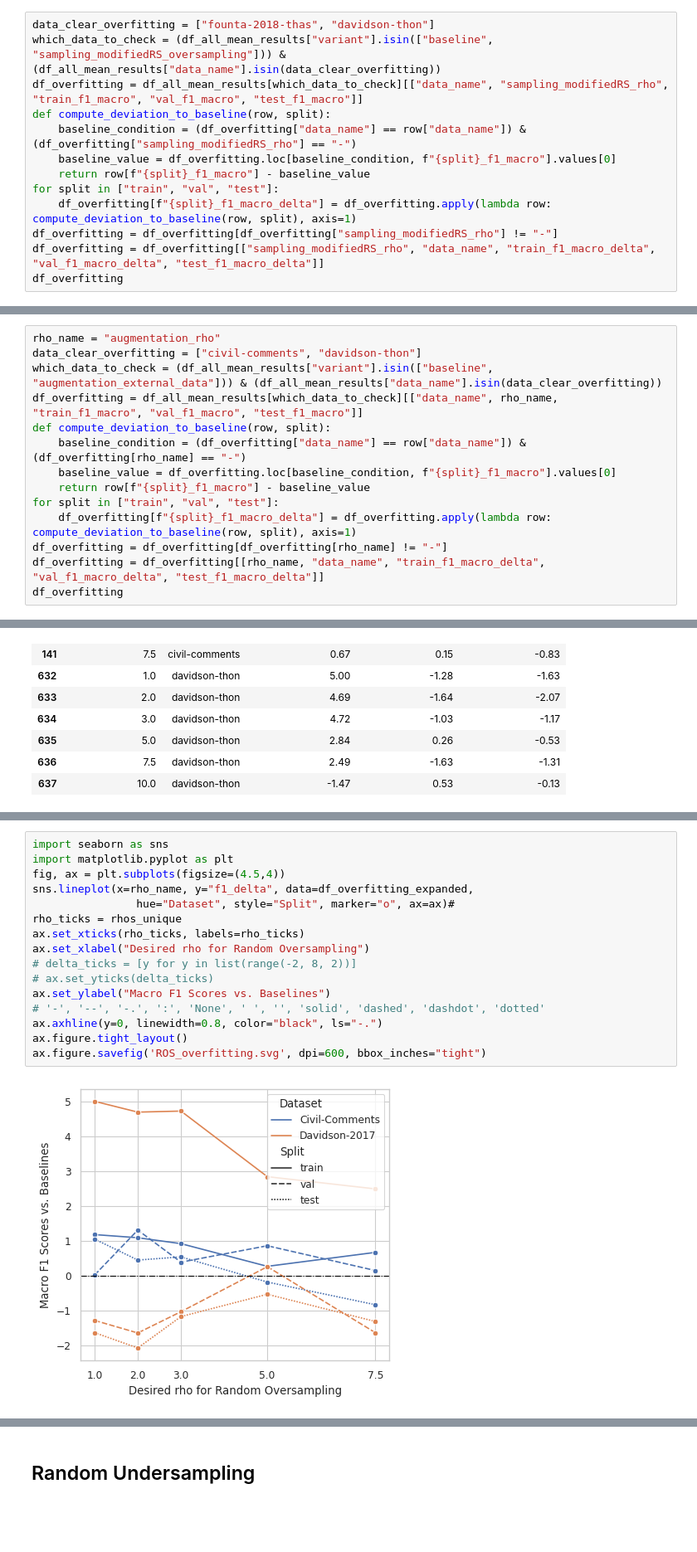
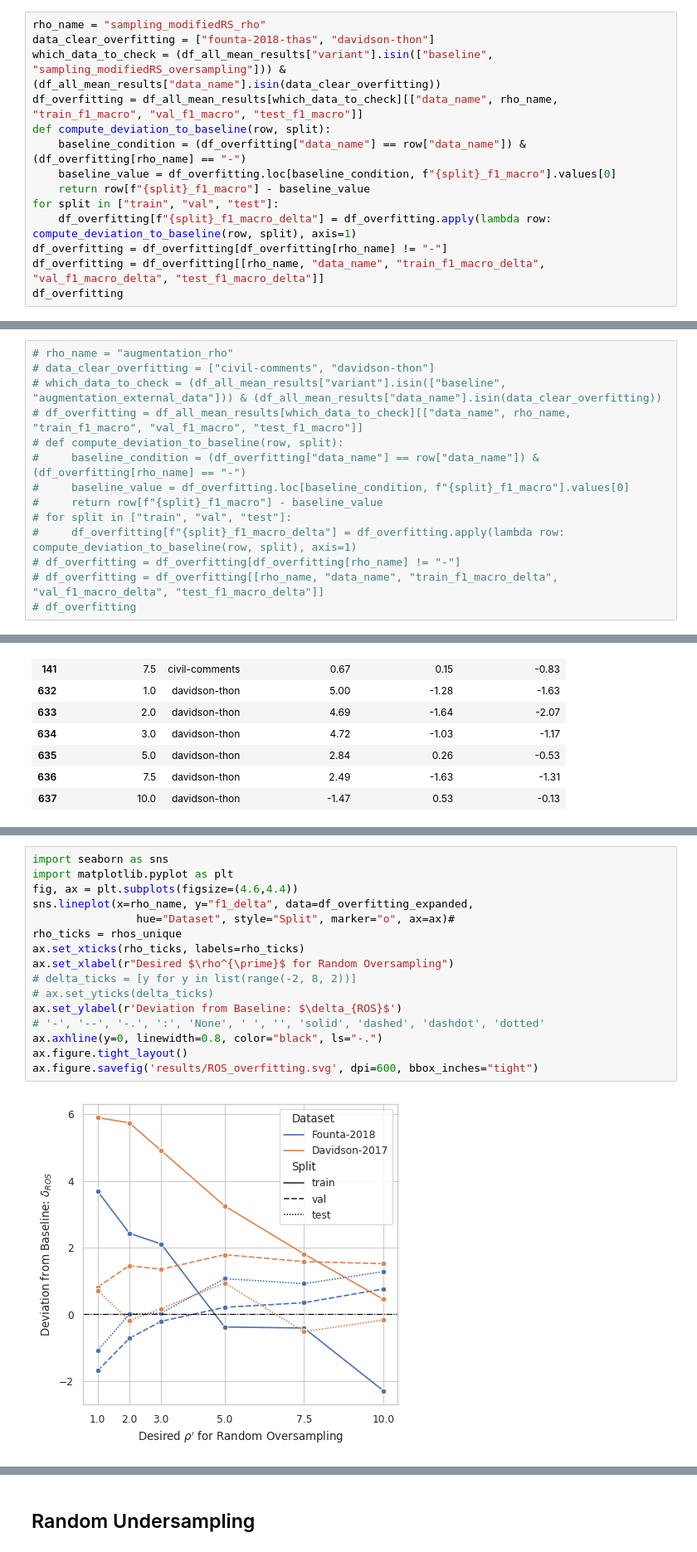
Before and after one commit to zhangyaqi20/imbalanced_text_classification, a Jupyter notebook: extract_mlflow_results.ipynb, the cells around one changed output, grey strips where cells are left out. Shown at 83% size. Cells and saved outputs as stored; diff of their text form; blank space fills up the shorter version.

Commit message:
More results; More plots; Extra experiments with CC

```diff
--- a/extract_mlflow_results.ipynb
+++ b/extract_mlflow_results.ipynb
@@ -275,15 +288,16 @@ sns.color_palette()
 # %%
+rho_name = "sampling_modifiedRS_rho"
 data_clear_overfitting = ["founta-2018-thas", "davidson-thon"]
 which_data_to_check = (df_all_mean_results["variant"].isin(["baseline", "sampling_modifiedRS_oversampling"])) & (df_all_mean_results["data_name"].isin(data_clear_overfitting))
-df_overfitting = df_all_mean_results[which_data_to_check][["data_name", "sampling_modifiedRS_rho", "train_f1_macro", "val_f1_macro", "test_f1_macro"]]
+df_overfitting = df_all_mean_results[which_data_to_check][["data_name", rho_name, "train_f1_macro", "val_f1_macro", "test_f1_macro"]]
 def compute_deviation_to_baseline(row, split):
-    baseline_condition = (df_overfitting["data_name"] == row["data_name"]) & (df_overfitting["sampling_modifiedRS_rho"] == "-")
+    baseline_condition = (df_overfitting["data_name"] == row["data_name"]) & (df_overfitting[rho_name] == "-")
     baseline_value = df_overfitting.loc[baseline_condition, f"{split}_f1_macro"].values[0]
     return row[f"{split}_f1_macro"] - baseline_value
 for split in ["train", "val", "test"]:
     df_overfitting[f"{split}_f1_macro_delta"] = df_overfitting.apply(lambda row: compute_deviation_to_baseline(row, split), axis=1)
-df_overfitting = df_overfitting[df_overfitting["sampling_modifiedRS_rho"] != "-"]
-df_overfitting = df_overfitting[["sampling_modifiedRS_rho", "data_name", "train_f1_macro_delta", "val_f1_macro_delta", "test_f1_macro_delta"]]
+df_overfitting = df_overfitting[df_overfitting[rho_name] != "-"]
+df_overfitting = df_overfitting[[rho_name, "data_name", "train_f1_macro_delta", "val_f1_macro_delta", "test_f1_macro_delta"]]
 df_overfitting
 # %% [output]
 |  | sampling_modifiedRS_rho | data_name | train_f1_macro_delta | val_f1_macro_delta | test_f1_macro_delta |
@@ -303,17 +317,17 @@ df_overfitting
 # %%
-rho_name = "augmentation_rho"
-data_clear_overfitting = ["civil-comments", "davidson-thon"]
-which_data_to_check = (df_all_mean_results["variant"].isin(["baseline", "augmentation_external_data"])) & (df_all_mean_results["data_name"].isin(data_clear_overfitting))
-df_overfitting = df_all_mean_results[which_data_to_check][["data_name", rho_name, "train_f1_macro", "val_f1_macro", "test_f1_macro"]]
-def compute_deviation_to_baseline(row, split):
-    baseline_condition = (df_overfitting["data_name"] == row["data_name"]) & (df_overfitting[rho_name] == "-")
-    baseline_value = df_overfitting.loc[baseline_condition, f"{split}_f1_macro"].values[0]
-    return row[f"{split}_f1_macro"] - baseline_value
-for split in ["train", "val", "test"]:
-    df_overfitting[f"{split}_f1_macro_delta"] = df_overfitting.apply(lambda row: compute_deviation_to_baseline(row, split), axis=1)
-df_overfitting = df_overfitting[df_overfitting[rho_name] != "-"]
-df_overfitting = df_overfitting[[rho_name, "data_name", "train_f1_macro_delta", "val_f1_macro_delta", "test_f1_macro_delta"]]
-df_overfitting
+# rho_name = "augmentation_rho"
+# data_clear_overfitting = ["civil-comments", "davidson-thon"]
+# which_data_to_check = (df_all_mean_results["variant"].isin(["baseline", "augmentation_external_data"])) & (df_all_mean_results["data_name"].isin(data_clear_overfitting))
+# df_overfitting = df_all_mean_results[which_data_to_check][["data_name", rho_name, "train_f1_macro", "val_f1_macro", "test_f1_macro"]]
+# def compute_deviation_to_baseline(row, split):
+#     baseline_condition = (df_overfitting["data_name"] == row["data_name"]) & (df_overfitting[rho_name] == "-")
+#     baseline_value = df_overfitting.loc[baseline_condition, f"{split}_f1_macro"].values[0]
+#     return row[f"{split}_f1_macro"] - baseline_value
+# for split in ["train", "val", "test"]:
+#     df_overfitting[f"{split}_f1_macro_delta"] = df_overfitting.apply(lambda row: compute_deviation_to_baseline(row, split), axis=1)
+# df_overfitting = df_overfitting[df_overfitting[rho_name] != "-"]
+# df_overfitting = df_overfitting[[rho_name, "data_name", "train_f1_macro_delta", "val_f1_macro_delta", "test_f1_macro_delta"]]
+# df_overfitting
 # %% [output]
 |  | augmentation_rho | data_name | train_f1_macro_delta | val_f1_macro_delta | test_f1_macro_delta |
 | 137 | 1.0 | civil-comments | 1.18 | 0.02 | 1.05 |
@@ -375,18 +389,18 @@ df_overfitting_expanded
 # %%
 import seaborn as sns
 import matplotlib.pyplot as plt
-fig, ax = plt.subplots(figsize=(4.5,4))
+fig, ax = plt.subplots(figsize=(4.6,4.4))
 sns.lineplot(x=rho_name, y="f1_delta", data=df_overfitting_expanded,
                 hue="Dataset", style="Split", marker="o", ax=ax)#
 rho_ticks = rhos_unique
 ax.set_xticks(rho_ticks, labels=rho_ticks)
-ax.set_xlabel("Desired rho for Random Oversampling")
+ax.set_xlabel(r"Desired $\rho^{\prime}$ for Random Oversampling")
 # delta_ticks = [y for y in list(range(-2, 8, 2))]
 # ax.set_yticks(delta_ticks)
-ax.set_ylabel("Macro F1 Scores vs. Baselines")
+ax.set_ylabel(r'Deviation from Baseline: $\delta_{ROS}$')
 # '-', '--', '-.', ':', 'None', ' ', '', 'solid', 'dashed', 'dashdot', 'dotted'
 ax.axhline(y=0, linewidth=0.8, color="black", ls="-.")
 ax.figure.tight_layout()
-ax.figure.savefig('ROS_overfitting.svg', dpi=600, bbox_inches="tight")
+ax.figure.savefig('results/ROS_overfitting.svg', dpi=600, bbox_inches="tight")
 # %% [output]
-[figure, old version]
+[figure, new version]
```
Also changed, not shown: parts of 28 cells of this notebook, 15 other files.
